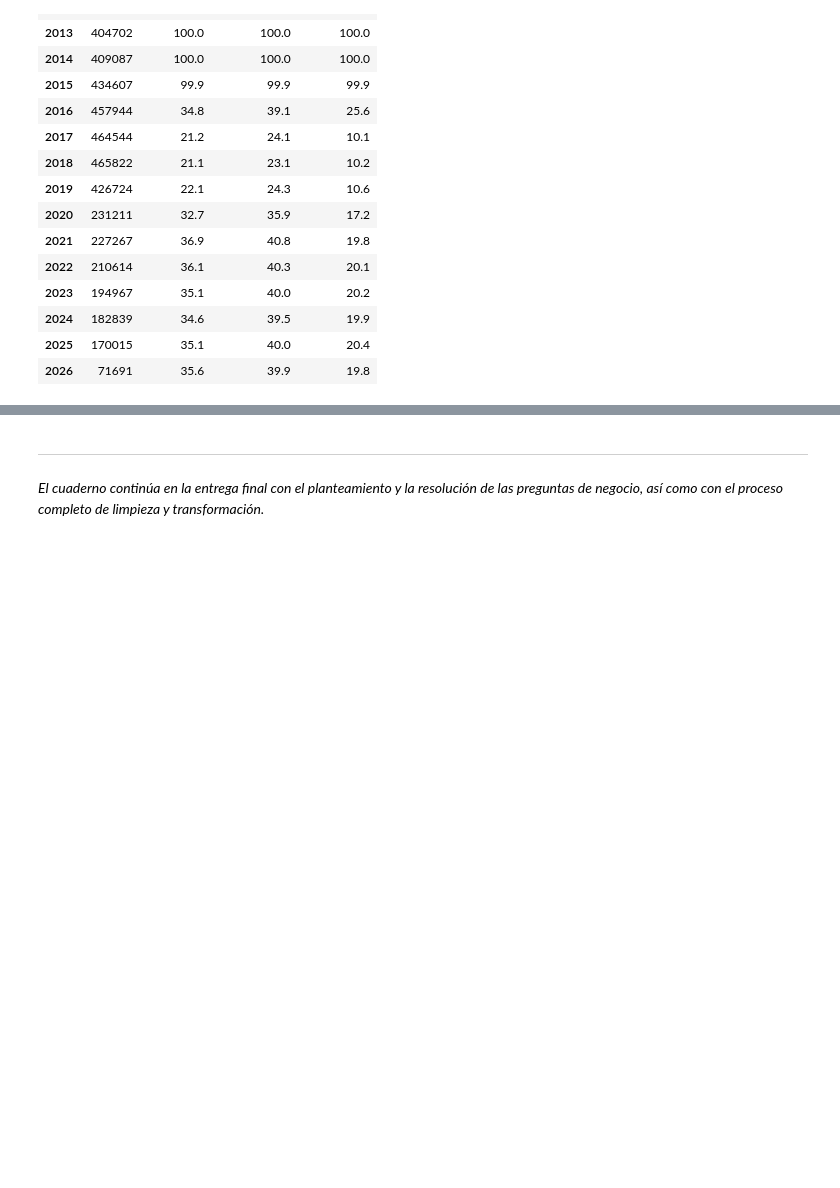
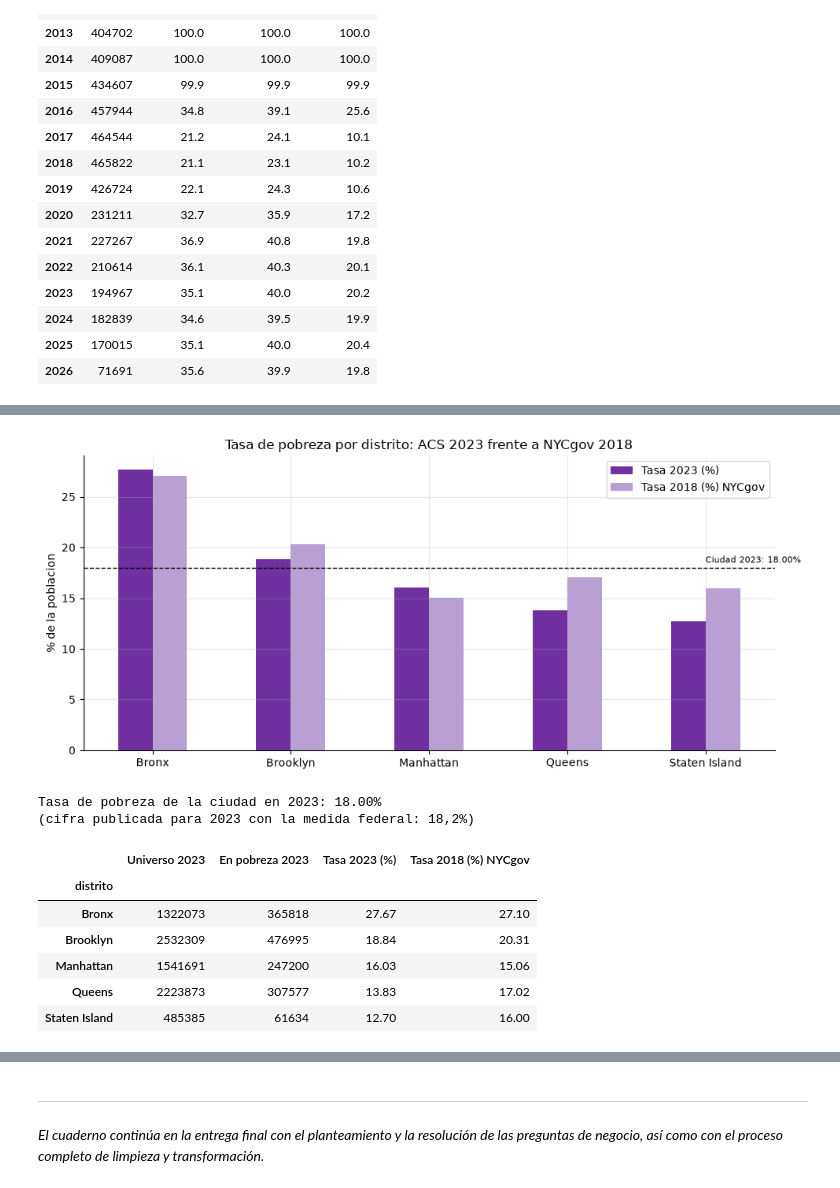
Before and after one commit to javigk01/proyecto-ny-grupo1, a Jupyter notebook: notebooks/entrega1.ipynb, the cells around one changed output, grey strips where cells are left out. Drawn from its saved outputs; the diff is of its cells as text; code cells hidden in the pictures; blank space fills up the shorter version.

```diff
--- a/notebooks/entrega1.ipynb
+++ b/notebooks/entrega1.ipynb
@@ -1121,0 +1115,51 @@ Posicion 1 = situacion mas desfavorable en cada indicador
+# %%
+# --- Pobreza 2023, microdatos del ACS ---
+pob_2023 = (pums_nyc.groupBy('distrito')
+            .agg(F.sum(F.when(F.col('ratio_pobreza').isNotNull(),
+                              F.col('peso'))).alias('universo'),
+                 F.sum(F.when(F.col('ratio_pobreza') < 100,
+                              F.col('peso'))).alias('en_pobreza'))
+            .toPandas().set_index('distrito'))
+pob_2023['Tasa 2023 (%)'] = (100 * pob_2023['en_pobreza'] / pob_2023['universo']).round(2)
+
+# --- Pobreza 2018, medida NYCgov del enunciado ---
+pob_2018 = (pobreza.groupBy('boro')
+            .agg(F.sum('pwgtp').alias('poblacion'),
+                 F.sum(F.when(F.col('nycgov_pov_stat') == 1,
+                              F.col('pwgtp')).otherwise(0)).alias('en_pobreza'))
+            .toPandas())
+pob_2018['distrito'] = pob_2018['boro'].map(BORO_POBREZA)
+pob_2018 = pob_2018.set_index('distrito')
+pob_2018['Tasa 2018 (%)'] = (100 * pob_2018['en_pobreza'] / pob_2018['poblacion']).round(2)
+
+pob_dist = pd.DataFrame({
+    'Universo 2023': pob_2023['universo'].astype('int64'),
+    'En pobreza 2023': pob_2023['en_pobreza'].astype('int64'),
+    'Tasa 2023 (%)': pob_2023['Tasa 2023 (%)'],
+    'Tasa 2018 (%) NYCgov': pob_2018['Tasa 2018 (%)'],
+}).sort_values('Tasa 2023 (%)', ascending=False)
+
+fig, ax = plt.subplots()
+pob_dist[['Tasa 2023 (%)', 'Tasa 2018 (%) NYCgov']].plot.bar(
+    ax=ax, color=['#7030a0', '#b9a0d4'])
+tasa_ciudad = 100 * pob_2023['en_pobreza'].sum() / pob_2023['universo'].sum()
+ax.axhline(tasa_ciudad, color='black', linestyle='--', linewidth=1)
+ax.text(4.0, tasa_ciudad + 0.5, 'Ciudad 2023: %.2f%%' % tasa_ciudad, fontsize=8)
+ax.set_title('Tasa de pobreza por distrito: ACS 2023 frente a NYCgov 2018')
+ax.set_xlabel(''); ax.set_ylabel('% de la poblacion')
+plt.xticks(rotation=0); plt.tight_layout(); plt.show()
+
+print('Tasa de pobreza de la ciudad en 2023: %.2f%%' % tasa_ciudad)
+print('(cifra publicada para 2023 con la medida federal: 18,2%)')
+pob_dist
+# %% [output]
+[figure, added]
+Tasa de pobreza de la ciudad en 2023: 18.00%
+(cifra publicada para 2023 con la medida federal: 18,2%)
+|  | Universo 2023 | En pobreza 2023 | Tasa 2023 (%) | Tasa 2018 (%) NYCgov |
+| distrito |  |  |  |  |
+| Bronx | 1322073 | 365818 | 27.67 | 27.10 |
+| Brooklyn | 2532309 | 476995 | 18.84 | 20.31 |
+| Manhattan | 1541691 | 247200 | 16.03 | 15.06 |
+| Queens | 2223873 | 307577 | 13.83 | 17.02 |
+| Staten Island | 485385 | 61634 | 12.70 | 16.00 |
```
Also changed, not shown: parts of 39 cells of this notebook, 15 other files.
